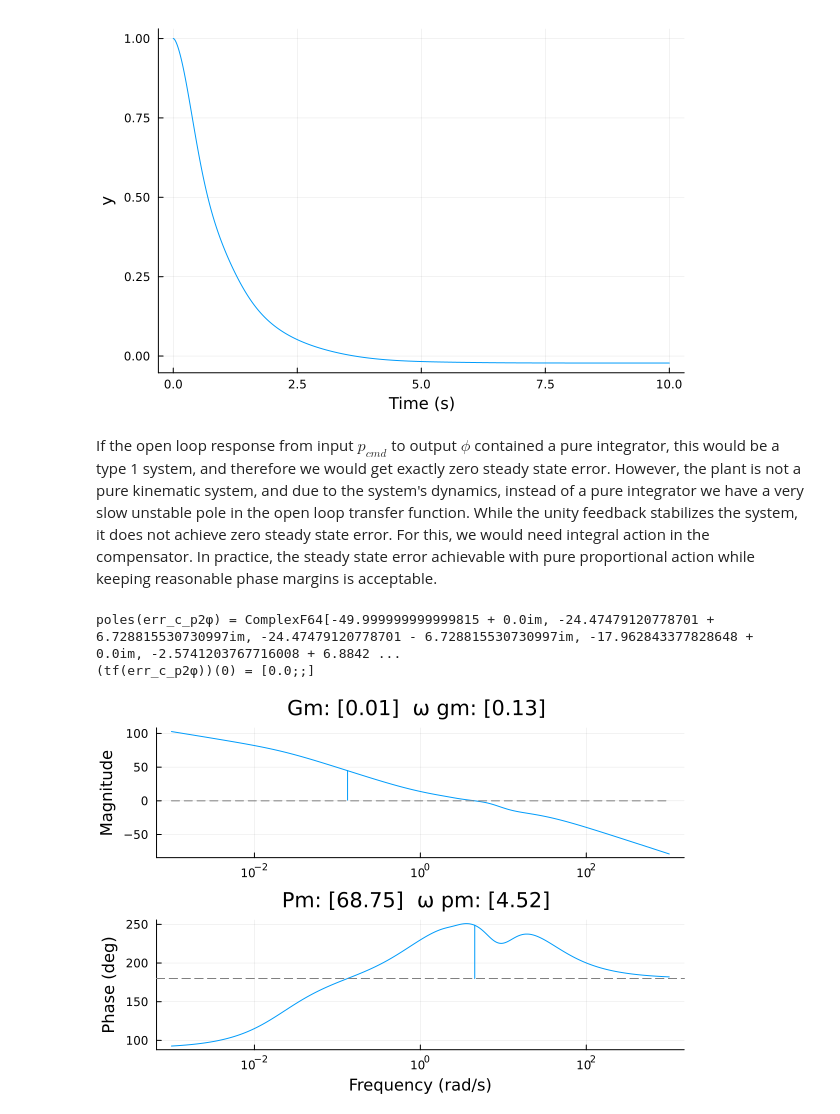
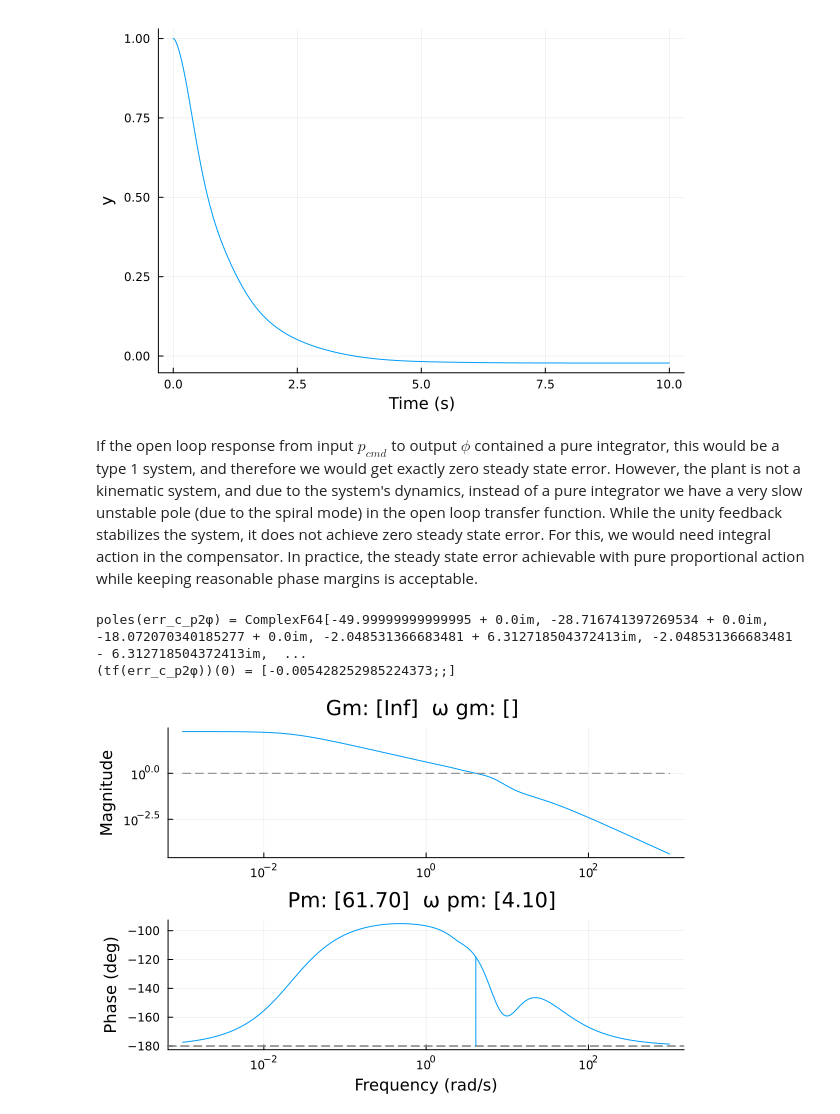
Before and after one commit to e271828e/Flight.jl, a Jupyter notebook: src/aircraft/c172r/design/v2_roll_yaw_cas.ipynb, the cells around one changed output. Saved outputs shown, nothing was run; the diff lists cells and outputs as text; code cells hidden in the pictures.

```diff
--- a/src/aircraft/c172r/design/v2_roll_yaw_cas.ipynb
+++ b/src/aircraft/c172r/design/v2_roll_yaw_cas.ipynb
@@ -544,34 +545,29 @@ poles(err_p2φ) = ComplexF64[-50.00000000000004 + 0.0im, -29.664628964021855 + 0
 err_p2φ(0) = [-0.022072456575794035;;]
 [figure]
 # %% [markdown]
-If the open loop response from input $p_{cmd}$ to output $\phi$ contained a pure integrator, this would be a type 1
-system, and therefore we would get exactly zero steady state error. However, the plant is not a pure kinematic system,
-and due to the system's dynamics, instead of a pure integrator we have a very slow unstable pole in the open loop
-transfer function. While the unity feedback stabilizes the system, it does not achieve zero steady state error. For
-this, we would need integral action in the compensator. In practice, the steady state error achievable with pure
-proportional action while keeping reasonable phase margins is acceptable.
+If the open loop response from input $p_{cmd}$ to output $\phi$ contained a pure integrator, this would be a type 1 system, and therefore we would get exactly zero steady state error. However, the plant is not a kinematic system, and due to the system's dynamics, instead of a pure integrator we have a very slow unstable pole (due to the spiral mode) in the open loop transfer function. While the unity feedback stabilizes the system, it does not achieve zero steady state error. For this, we would need integral action in the compensator. In practice, the steady state error achievable with pure proportional action while keeping reasonable phase margins is acceptable.
 # %%
 #define a PID compensator
 k_p = 4
-k_i = 3 #0
-k_d = 0.35 #0
+k_i = 0 #3 #0
+k_d = 0 #0.35 #0
 τ_d = 0.05
 φ_cmp = (k_p + k_i * tf(1, [1,0]) + k_d * tf([1, 0], [τ_d, 1])) |> ss
 
 c_p2φ = series(φ_cmp, p2φ)
 err_c_p2φ = 1/(1+c_p2φ)
 
 #check that the error transfer function for the unit feedback closed loop system is stable
 @show poles(err_c_p2φ);
 @show tf(err_c_p2φ)(0)
 
 # setPlotScale("dB")
 marginplot(c_p2φ)
 # nyquistplot(c_a2p)
 # %% [output]
-poles(err_c_p2φ) = ComplexF64[-49.999999999999815 + 0.0im, -24.47479120778701 + 6.728815530730997im, -24.47479120778701 - 6.728815530730997im, -17.962843377828648 + 0.0im, -2.5741203767716008 + 6.8842 ...
-(tf(err_c_p2φ))(0) = [0.0;;]
+poles(err_c_p2φ) = ComplexF64[-49.99999999999995 + 0.0im, -28.716741397269534 + 0.0im, -18.072070340185277 + 0.0im, -2.048531366683481 + 6.312718504372413im, -2.048531366683481 - 6.312718504372413im,  ...
+(tf(err_c_p2φ))(0) = [-0.005428252985224373;;]
-[figure, old version]
+[figure, new version]
 # %%
 step(err_c_p2φ, 10) |> plot
 # %% [output]
```
Also changed, not shown: parts of 8 cells of this notebook, 1 other file.
